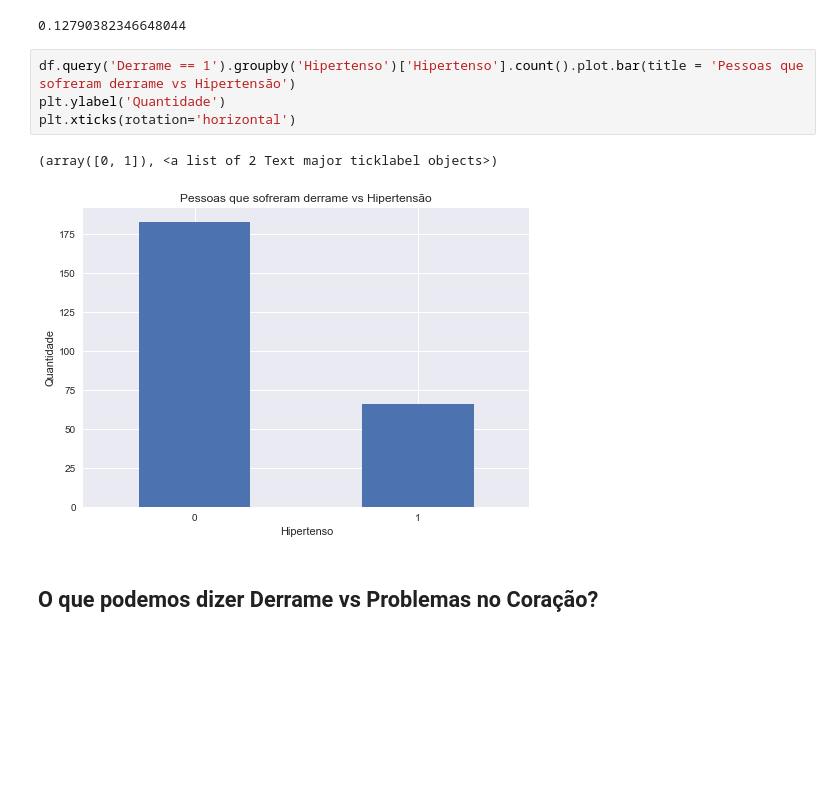
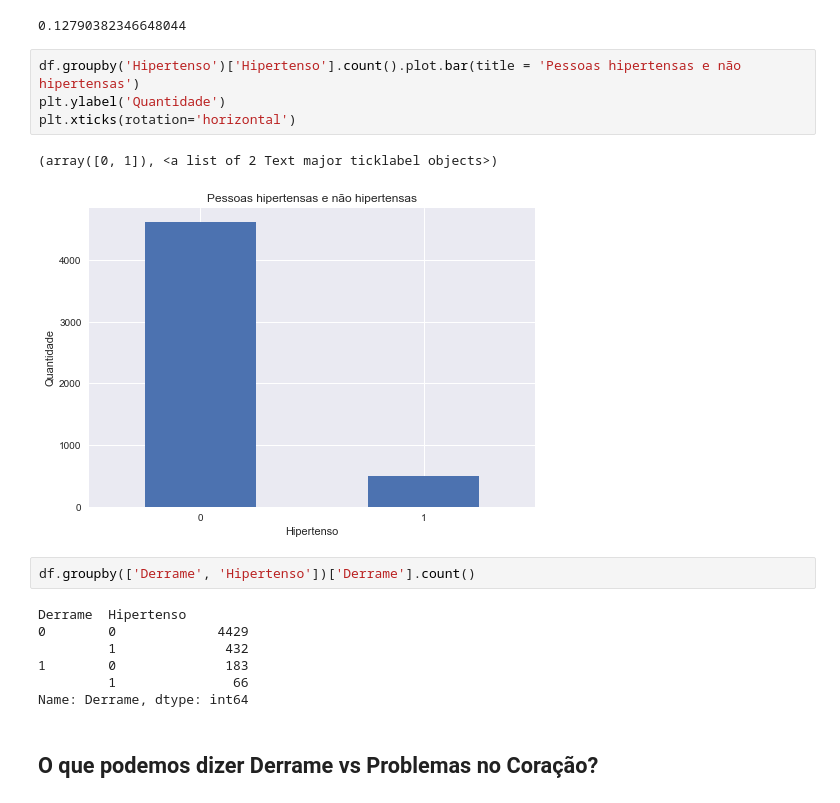
Before and after one commit to idarlenearaujo/portfolio, a Jupyter notebook: Analise_Dados_Python_Pandas/Stroke/analiseExploratoriaStroke.ipynb, the cells around one changed output. Saved outputs shown, nothing was run; the diff lists cells and outputs as text; blank space fills up the shorter version.

```diff
--- a/Analise_Dados_Python_Pandas/Stroke/analiseExploratoriaStroke.ipynb
+++ b/Analise_Dados_Python_Pandas/Stroke/analiseExploratoriaStroke.ipynb
@@ -237,13 +235,22 @@ df.query('Derrame == 1 & Idade < 30')
 df['Derrame'].corr(df['Hipertenso'])
 # %% [output]
 0.12790382346648044
+# %%
+df.groupby('Hipertenso')['Hipertenso'].count().plot.bar(title = 'Pessoas hipertensas e não hipertensas')
+plt.ylabel('Quantidade')
+plt.xticks(rotation='horizontal')
+# %% [output]
+(array([0, 1]), <a list of 2 Text major ticklabel objects>)
+[figure, added]
 # %%
-df.query('Derrame == 1').groupby('Hipertenso')['Hipertenso'].count().plot.bar(title = 'Pessoas que sofreram derrame vs Hipertensão')
-plt.ylabel('Quantidade')
-plt.xticks(rotation='horizontal')
+df.groupby(['Derrame', 'Hipertenso'])['Derrame'].count()
 # %% [output]
-(array([0, 1]), <a list of 2 Text major ticklabel objects>)
+Derrame  Hipertenso
+0        0             4429
+         1              432
+1        0              183
+         1               66
+Name: Derrame, dtype: int64
-[figure, removed]
 # %% [markdown]
 ## O que podemos dizer Derrame vs Problemas no Coração?
 # %%
```
Also changed, not shown: parts of 4 cells of this notebook.
